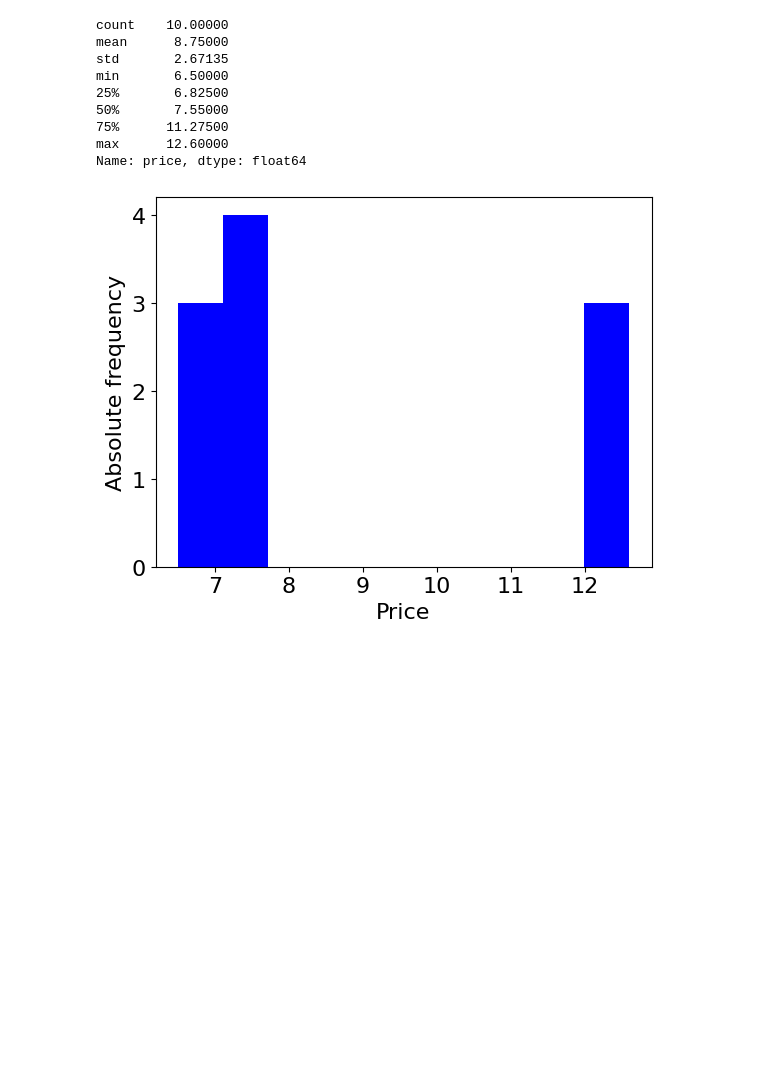
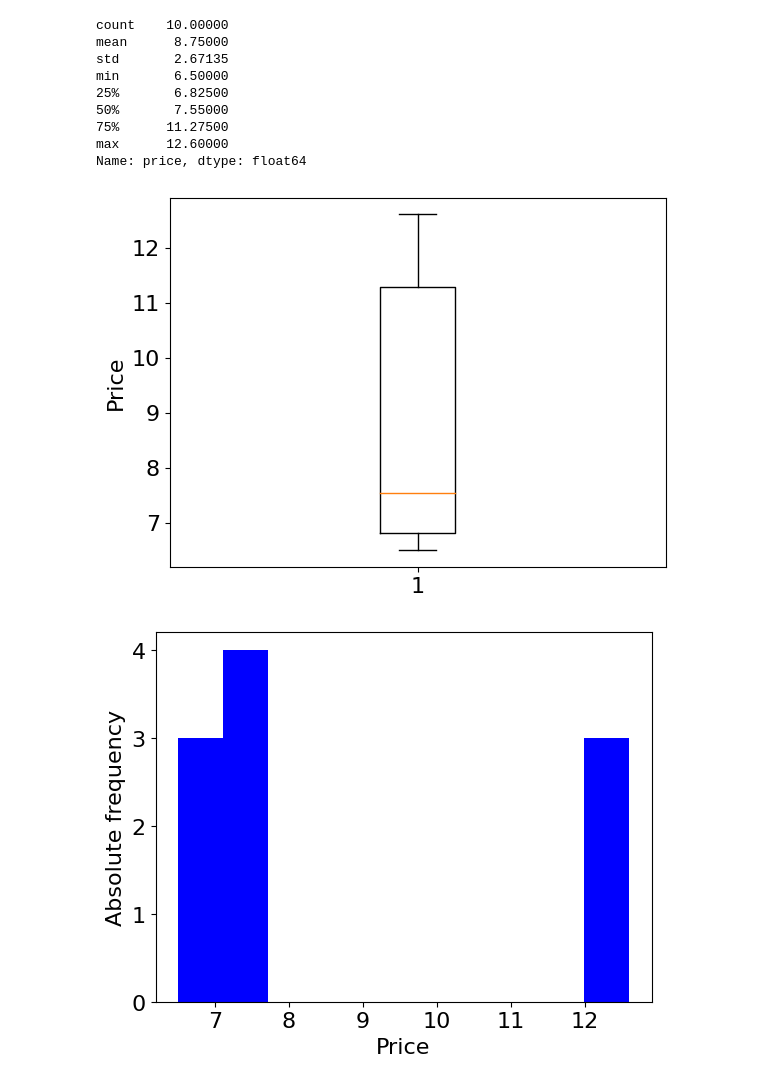
Before and after one commit to mlkremer/maestro-pizza-maker, a Jupyter notebook: notebooks/menu_analysis.ipynb, the cells around one changed output. Drawn from its saved outputs; the diff is of its cells as text; code cells hidden in the pictures; blank space fills up the shorter version.

```diff
--- a/notebooks/menu_analysis.ipynb
+++ b/notebooks/menu_analysis.ipynb
@@ -186,7 +186,10 @@ max      12.60000
 Name: price, dtype: float64
 # %%
 plt.boxplot(df["price"])
+plt.ylabel("Price")
 plt.show()
+# %% [output]
+[figure, added]
 # %%
 plt.hist(df["price"], color="b")
 plt.xlabel("Price")
```
